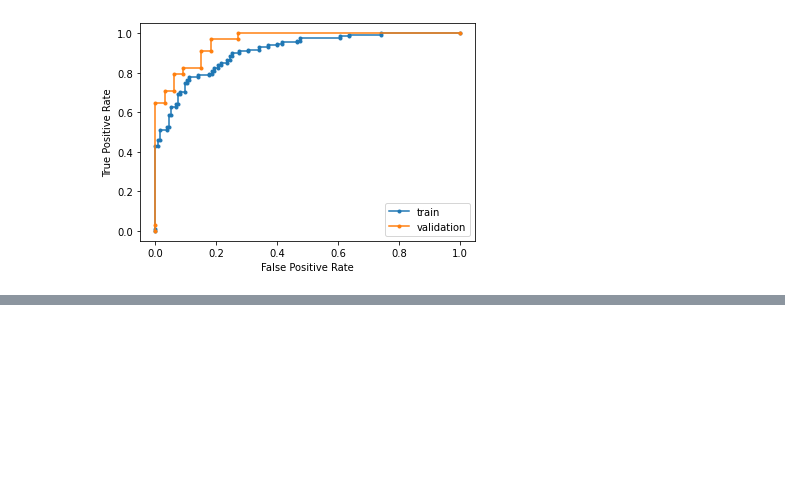
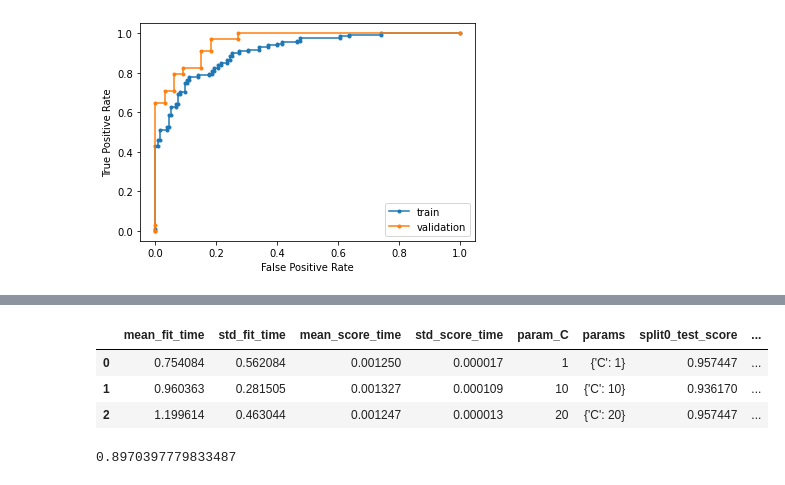
Before and after one commit to pedrogomez97/IDAL_IA3_UV, a Jupyter notebook: PENGUIN_EJERCICIO.ipynb, the cells around one changed output, grey strips where cells are left out. Drawn from its saved outputs; the diff is of its cells as text; code cells hidden in the pictures; blank space fills up the shorter version.

```diff
--- a/PENGUIN_EJERCICIO.ipynb
+++ b/PENGUIN_EJERCICIO.ipynb
@@ -118,0 +125,5 @@ ROC CURVE
+# %%
+model = svm.SVC(kernel='rbf', C= 30, gamma='auto')
+# %%
+model.fit(X_train, y_train)
+model.score(X_test, y_test)
@@ -118,0 +144,7 @@ ROC CURVE
+# %%
+clf = GridSearchCV(svm.SVC(kernel='linear', gamma='auto'), {
+   'C': [1,10,20]
+}
+, cv=5, return_train_score = False )
+# %%
+clf.fit(X_train, y_train)
@@ -118,0 +182,12 @@ ROC CURVE
+# %%
+df= pd.DataFrame(clf.cv_results_)
+df
+# %% [output]
+|  | mean_fit_time | std_fit_time | mean_score_time | std_score_time | param_C | params | split0_test_score | ... |
+| 0 | 0.754084 | 0.562084 | 0.001250 | 0.000017 | 1 | {'C': 1} | 0.957447 | ... |
+| 1 | 0.960363 | 0.281505 | 0.001327 | 0.000109 | 10 | {'C': 10} | 0.936170 | ... |
+| 2 | 1.199614 | 0.463044 | 0.001247 | 0.000013 | 20 | {'C': 20} | 0.957447 | ... |
+# %%
+clf.best_score_
+# %% [output]
+0.8970397779833487
```
Also changed, not shown: parts of 19 cells of this notebook.
